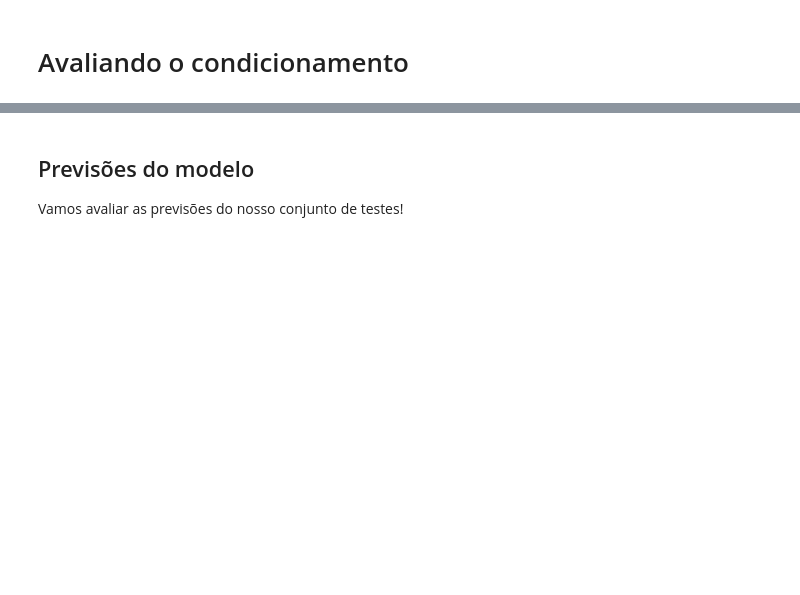
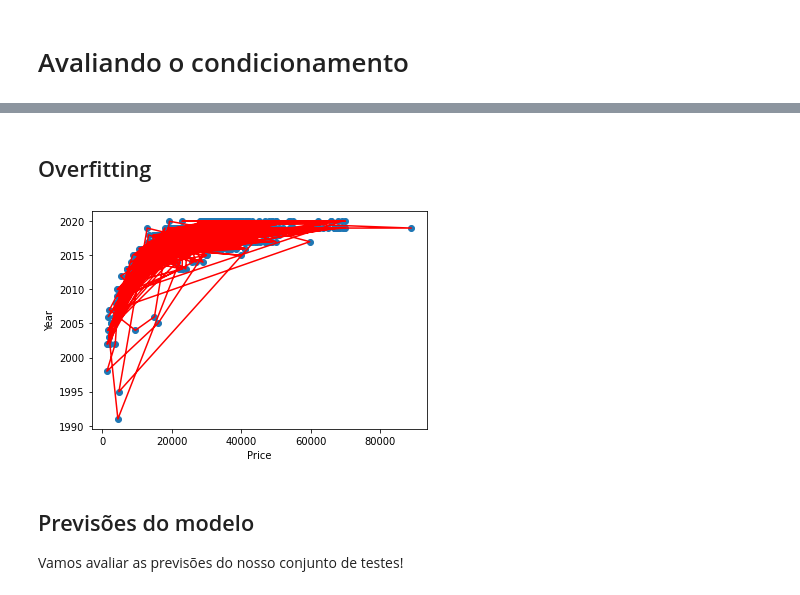
Before and after one commit to AmandaACLucio/Inteligencia_Computacional, a Jupyter notebook: RegressaoLinear.ipynb, the cells around one changed output, grey strips where cells are left out. Saved outputs shown, nothing was run; the diff lists cells and outputs as text; code cells hidden in the pictures; blank space fills up the shorter version.

Commit message:
fazendo overfitting e organizando jupyter

```diff
--- a/RegressaoLinear.ipynb
+++ b/RegressaoLinear.ipynb
@@ -194,3 +221,14 @@ plt.show()
+# %% [markdown]
+## Overfitting
+# %%
+m, b = np.polyfit(usedCars['price'],usedCars['year'], 1)
+plt.plot(usedCars['price'], usedCars['year'], color='r')
+plt.scatter(usedCars['price'],usedCars['year'])
+plt.xlabel('Price')
+plt.ylabel('Year')
+plt.show()
+# %% [output]
+[figure, added]
 # %% [markdown]
 ## Previsões do modelo
 
```
Also changed, not shown: parts of 5 cells of this notebook.
